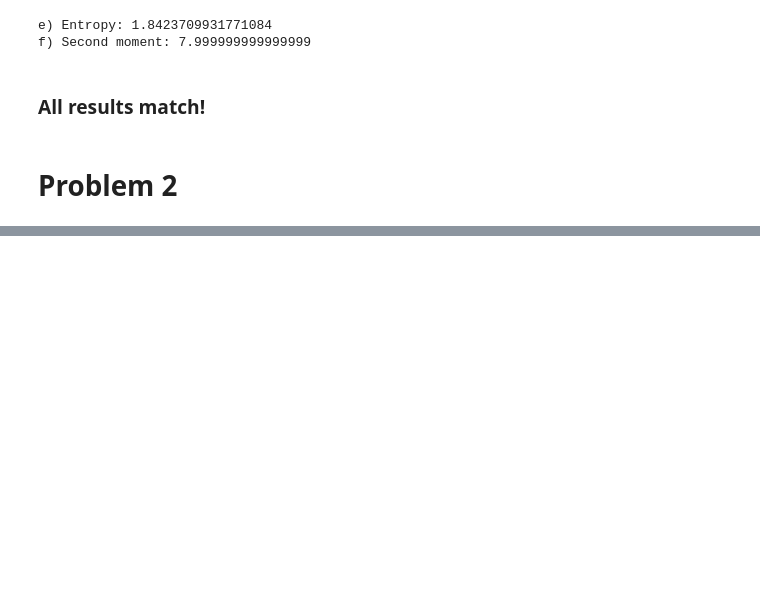
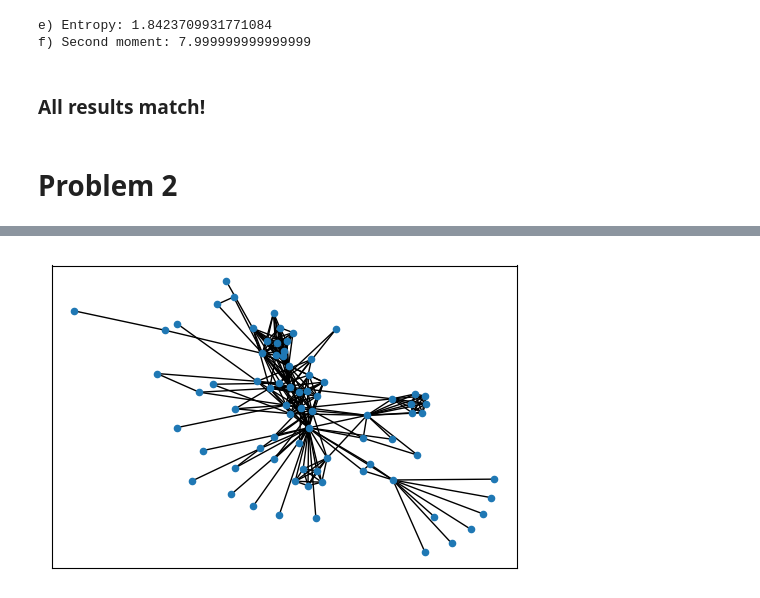
Before and after one commit to matheushjs/sandbox, a Jupyter notebook: complex_nets/lista1.ipynb, the cells around one changed output, grey strips where cells are left out. Saved outputs shown, nothing was run; the diff lists cells and outputs as text; code cells hidden in the pictures; blank space fills up the shorter version.

```diff
--- a/complex_nets/lista1.ipynb
+++ b/complex_nets/lista1.ipynb
@@ -183,0 +206,8 @@ f) Second moment: 7.999999999999999
+# %%
+lesGU = lesG.to_undirected()
+ecoGU = ecoG.to_undirected()
+# %%
+plt.figure(dpi=100)
+nx.draw_networkx(lesGU, arrows=True, pos=nx.spring_layout(lesGU), with_labels=False, node_size=20)
+# %% [output]
+[figure, added]
```
Also changed, not shown: parts of 11 cells of this notebook.
